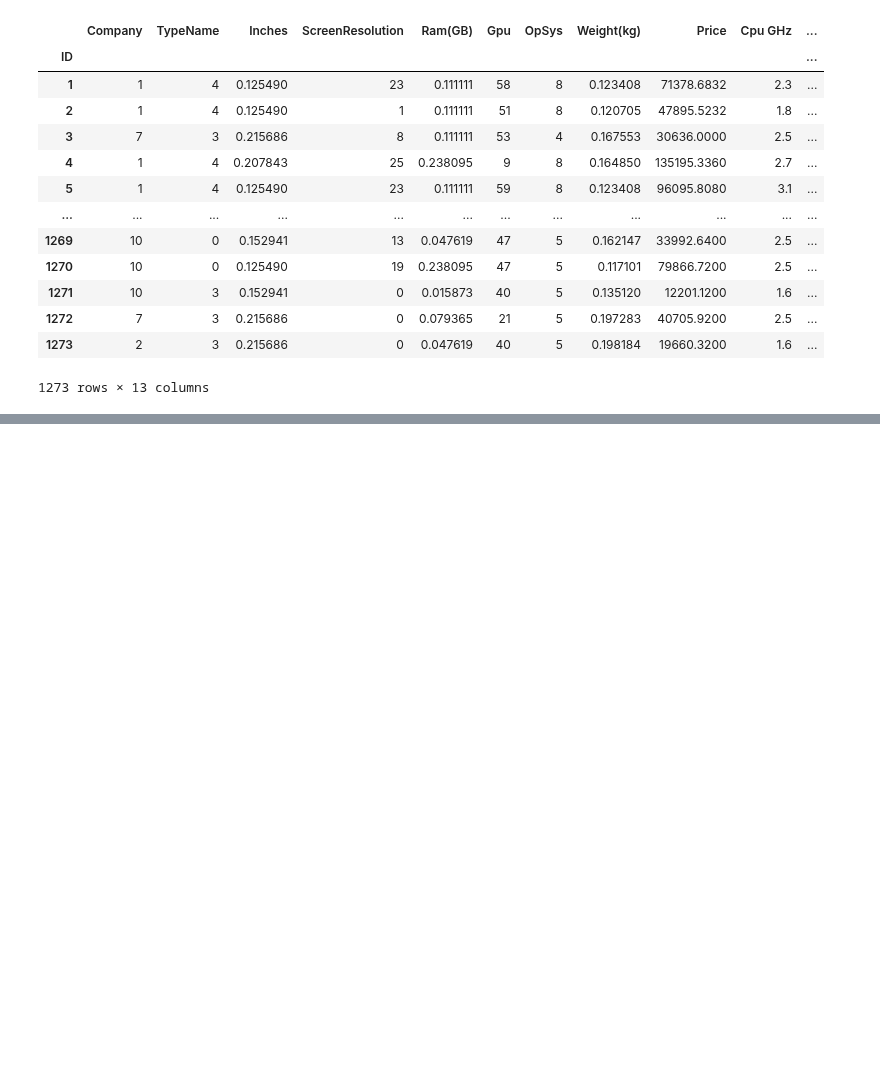
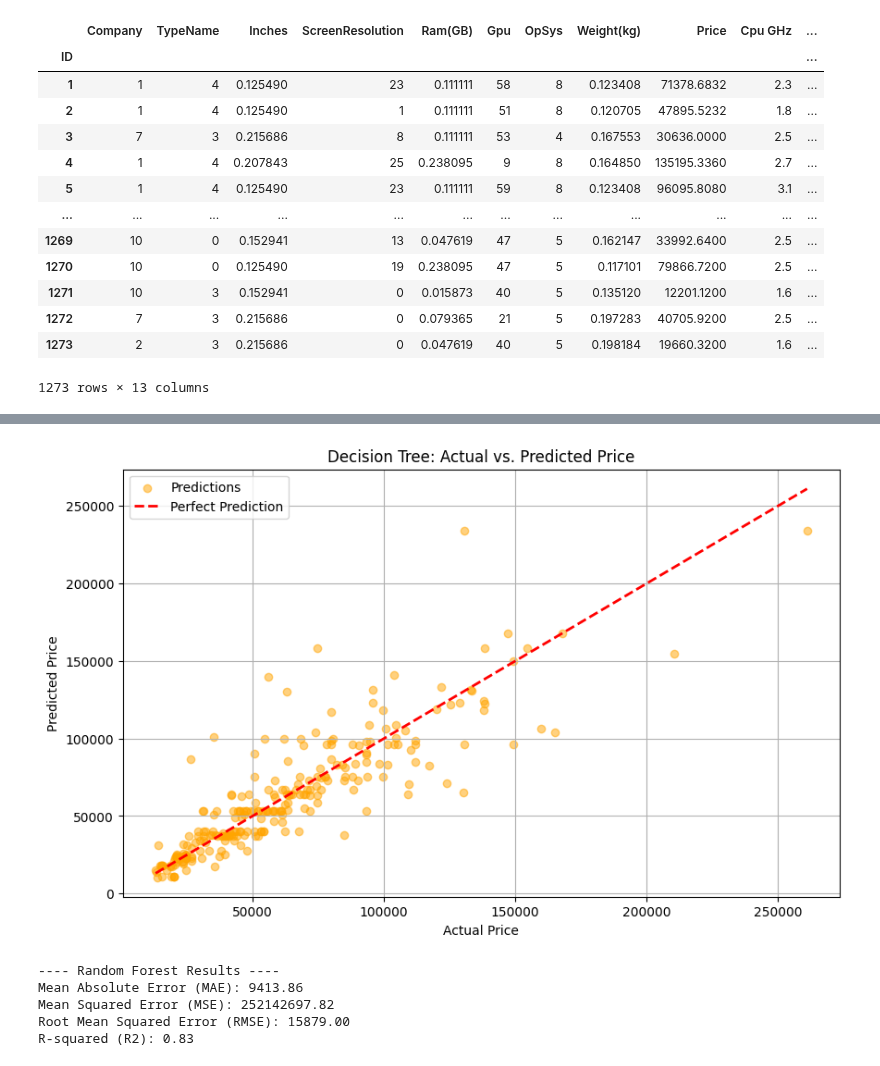
Before and after one commit to khoulaCode/machine-learning-code-orbit, a Jupyter notebook: team_members/from_almuhannad/preprossing_laptob.ipynb, the cells around one changed output, grey strips where cells are left out. Drawn from its saved outputs; the diff is of its cells as text; code cells hidden in the pictures; blank space fills up the shorter version.

```diff
--- a/team_members/from_almuhannad/preprossing_laptob.ipynb
+++ b/team_members/from_almuhannad/preprossing_laptob.ipynb
@@ -585,0 +796,43 @@ df
+# %%
+plt.figure(figsize=(10, 6))
+plt.scatter(y_test, y_pred_tree, color='orange', alpha=0.5, label='Predictions')
+plt.plot([y_test.min(), y_test.max()], [y_test.min(), y_test.max()],
+         color='red', linestyle='--', linewidth=2, label='Perfect Prediction')
+
+plt.xlabel('Actual Price')
+plt.ylabel('Predicted Price')
+plt.title('Decision Tree: Actual vs. Predicted Price')
+plt.legend()
+plt.grid(True)
+plt.show()
+# %% [output]
+[figure, added]
+# %%
+from sklearn.ensemble import RandomForestRegressor
+
+# 1️⃣ Initialize Random Forest model
+rf_model = RandomForestRegressor(n_estimators=200, max_depth=None, random_state=42)
+
+# 2️⃣ Fit on training data
+rf_model.fit(X_train, y_train)
+
+# 3️⃣ Predict on test data
+y_pred_rf = rf_model.predict(X_test)
+
+# 4️⃣ Evaluate performance
+mae_rf = mean_absolute_error(y_test, y_pred_rf)
+mse_rf = mean_squared_error(y_test, y_pred_rf)
+rmse_rf = np.sqrt(mse_rf)
+r2_rf = r2_score(y_test, y_pred_rf)
+
+print("\n---- Random Forest Results ----")
+print(f"Mean Absolute Error (MAE): {mae_rf:.2f}")
+print(f"Mean Squared Error (MSE): {mse_rf:.2f}")
+print(f"Root Mean Squared Error (RMSE): {rmse_rf:.2f}")
+print(f"R-squared (R2): {r2_rf:.2f}")
+# %% [output]
+---- Random Forest Results ----
+Mean Absolute Error (MAE): 9413.86
+Mean Squared Error (MSE): 252142697.82
+Root Mean Squared Error (RMSE): 15879.00
+R-squared (R2): 0.83
```
Also changed, not shown: parts of 14 cells of this notebook.
